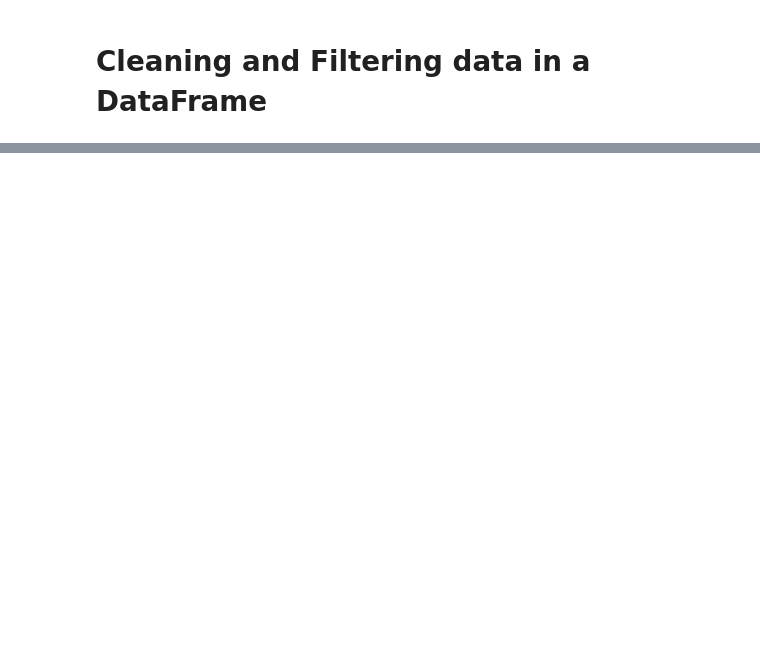
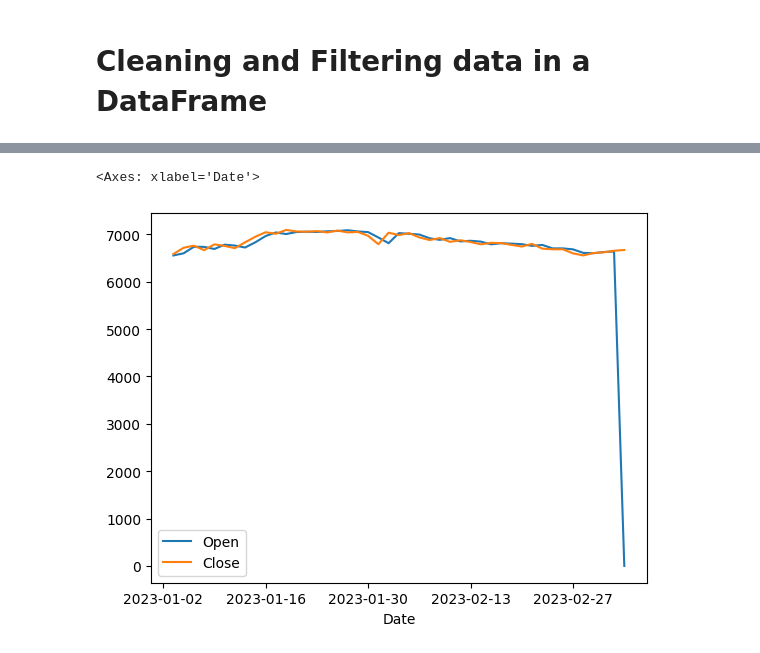
Before and after one commit to moisescujardo/python-projects, a Jupyter notebook: data-science-projects/learning_python_pandas_two_cleaning_and_filtering_data_and_simple_plot_customization.ipynb, the cells around one changed output, grey strips where cells are left out. Drawn from its saved outputs; the diff is of its cells as text; code cells hidden in the pictures; blank space fills up the shorter version.

```diff
--- a/data-science-projects/learning_python_pandas_two_cleaning_and_filtering_data_and_simple_plot_customization.ipynb
+++ b/data-science-projects/learning_python_pandas_two_cleaning_and_filtering_data_and_simple_plot_customization.ipynb
@@ -104,0 +46,3 @@ open_gt_39_close_lt_40
+# %%
+year_2022_df = psei_df.loc[(psei_df['Date']>='2023-01-01') & (psei_df['Date']<='2023-03-31'), ['Date', 'Open', 'Close']]
+year_2022_df
@@ -104,0 +79,5 @@ open_gt_39_close_lt_40
+# %%
+year_2022_df.plot.line(x='Date')
+# %% [output]
+<Axes: xlabel='Date'>
+[figure, added]
```
Also changed, not shown: parts of 14 cells of this notebook, 4 other files.
